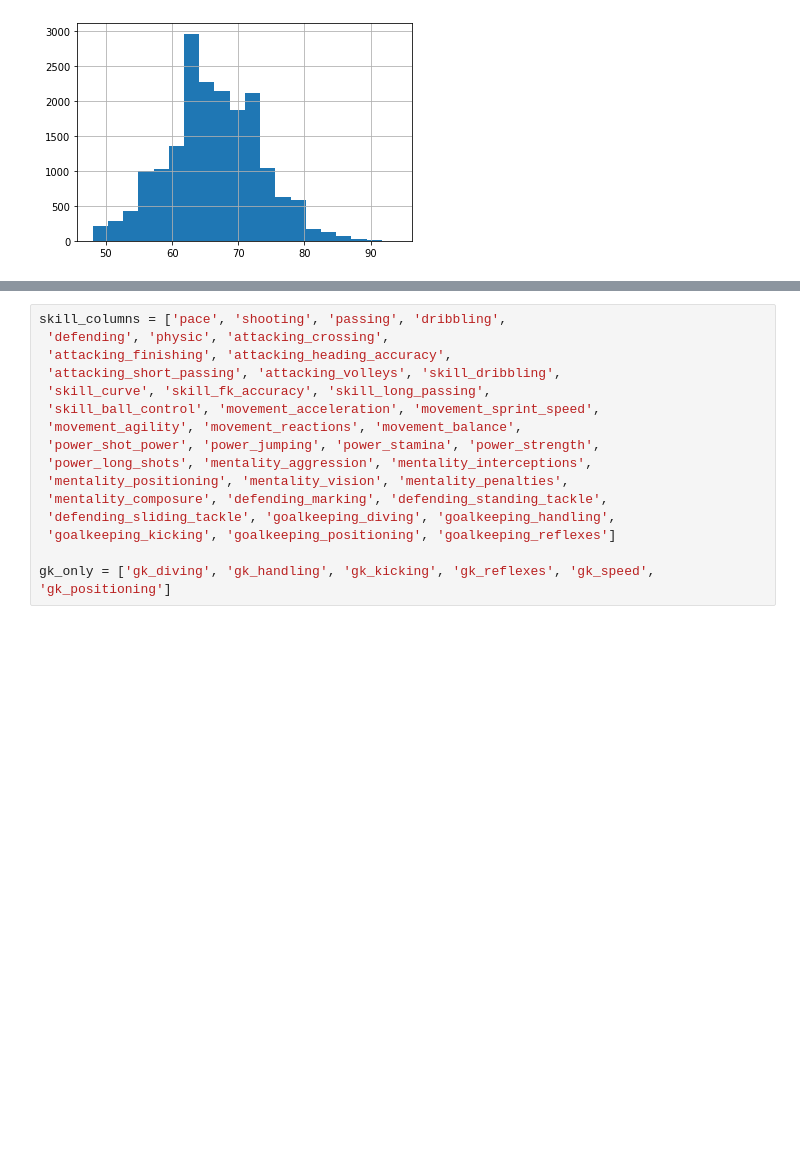
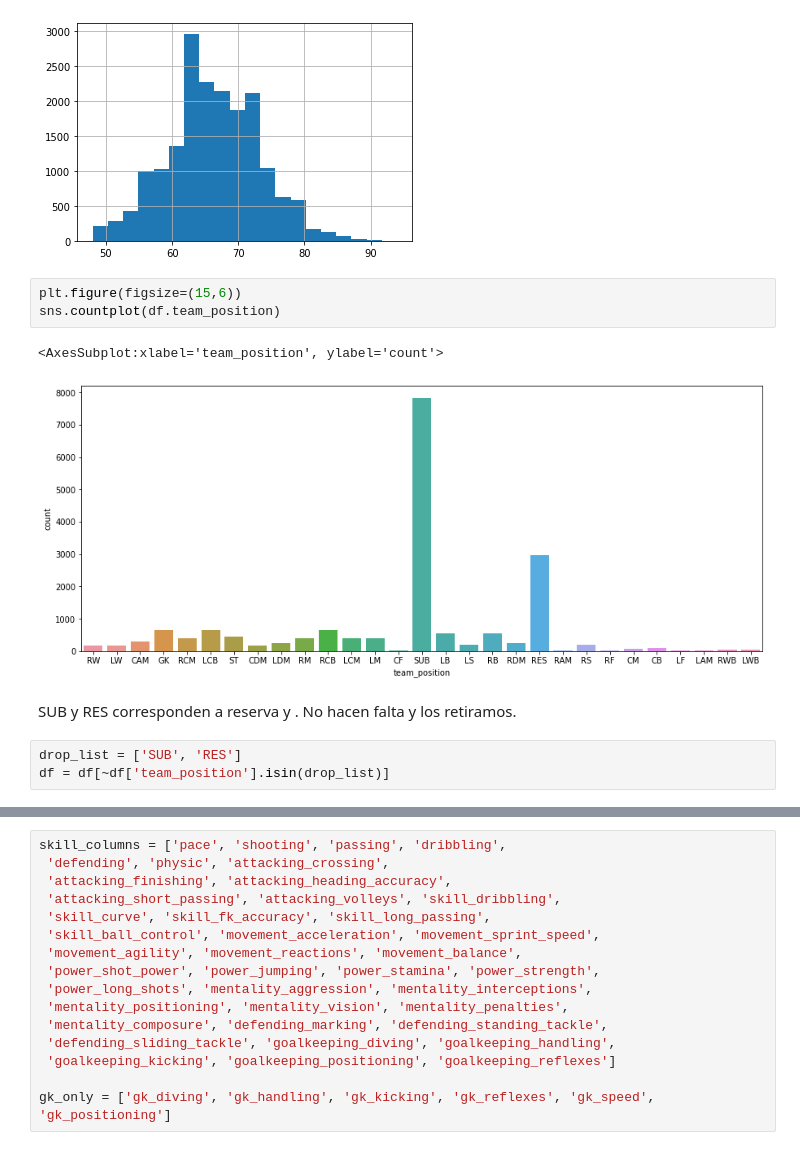
Before and after one commit to aruderman/labApNoSup, a Jupyter notebook: practico.ipynb, the cells around one changed output, grey strips where cells are left out. Saved outputs shown, nothing was run; the diff lists cells and outputs as text; blank space fills up the shorter version.

```diff
--- a/practico.ipynb
+++ b/practico.ipynb
@@ -60,3 +62,14 @@ df.overall.hist(bins = 20)
 # %% [output]
 <AxesSubplot:>
 [figure]
+# %%
+plt.figure(figsize=(15,6))
+sns.countplot(df.team_position)
+# %% [output]
+<AxesSubplot:xlabel='team_position', ylabel='count'>
+[figure, added]
+# %% [markdown]
+SUB y RES corresponden a reserva y . No hacen falta y los retiramos.
+# %%
+drop_list = ['SUB', 'RES']
+df = df[~df['team_position'].isin(drop_list)]
```
Also changed, not shown: parts of 14 cells of this notebook.
